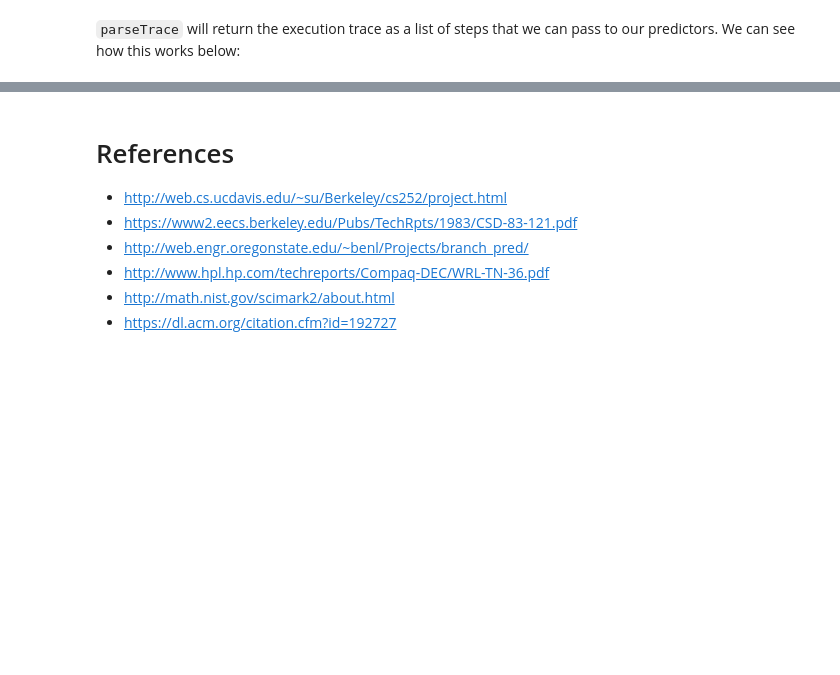
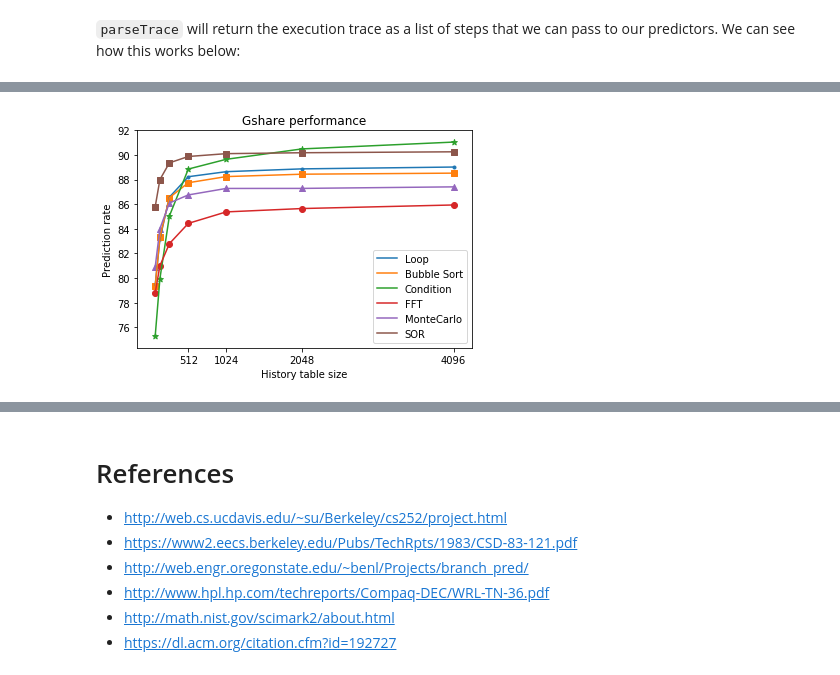
Before and after one commit to 12yuens2/branch-prediction, a Jupyter notebook: CS4202 Branch Prediction Practical.ipynb, the cells around one changed output, grey strips where cells are left out. Cells and saved outputs as stored; diff of their text form; code cells hidden in the pictures; blank space fills up the shorter version.

```diff
--- a/CS4202 Branch Prediction Practical.ipynb
+++ b/CS4202 Branch Prediction Practical.ipynb
@@ -318 +312,19 @@ for p in gshares:
+# %%
+gshares = [GsharePredictor(6, 2), GsharePredictor(7, 2), GsharePredictor(8, 2), GsharePredictor(9, 2), GsharePredictor(10, 2), GsharePredictor(11, 2), GsharePredictor(12, 2)]
+g_echo = []
+g_fft = []
+g_sor = []
+g_mc = []
+g_loop = []
+g_cond = []
+g_sort = []
+
+for p in gshares:
+    g_echo.append((len(p.table), p.simulate(trace_echo)))
+    g_fft.append((len(p.table), p.simulate(trace_fft)))
+    g_sor.append((len(p.table), p.simulate(trace_sor)))
+    g_mc.append((len(p.table), p.simulate(trace_mc)))
+    g_loop.append((len(p.table), p.simulate(trace_loop)))
+    g_cond.append((len(p.table), p.simulate(trace_cond)))
+    g_sort.append((len(p.table), p.simulate(trace_sort)))
 # %%
@@ -343,0 +388,8 @@ plt.show()
+# %%
+g_echo_data = PlotData(g_echo, "Echo", "x")
+g_fft_data = PlotData(g_fft, "FFT", "o")
+g_sor_data = PlotData(g_sor, "SOR", "s")
+g_mc_data = PlotData(g_mc, "MonteCarlo", "^")
+g_sort_data = PlotData(g_sort, "Bubble Sort", ",")
+g_loop_data = PlotData(g_loop, "Loop", ".")
+g_cond_data = PlotData(g_cond, "Condition", "*")
@@ -343,0 +406,6 @@ plt.show()
+# %%
+a = plot_graph("Gshare performance", g_loop_data, g_sort_data, g_cond_data, g_fft_data, g_mc_data, g_sor_data)
+a.plot()
+plt.show()
+# %% [output]
+[figure, added]
```
Also changed, not shown: parts of 17 cells of this notebook.
